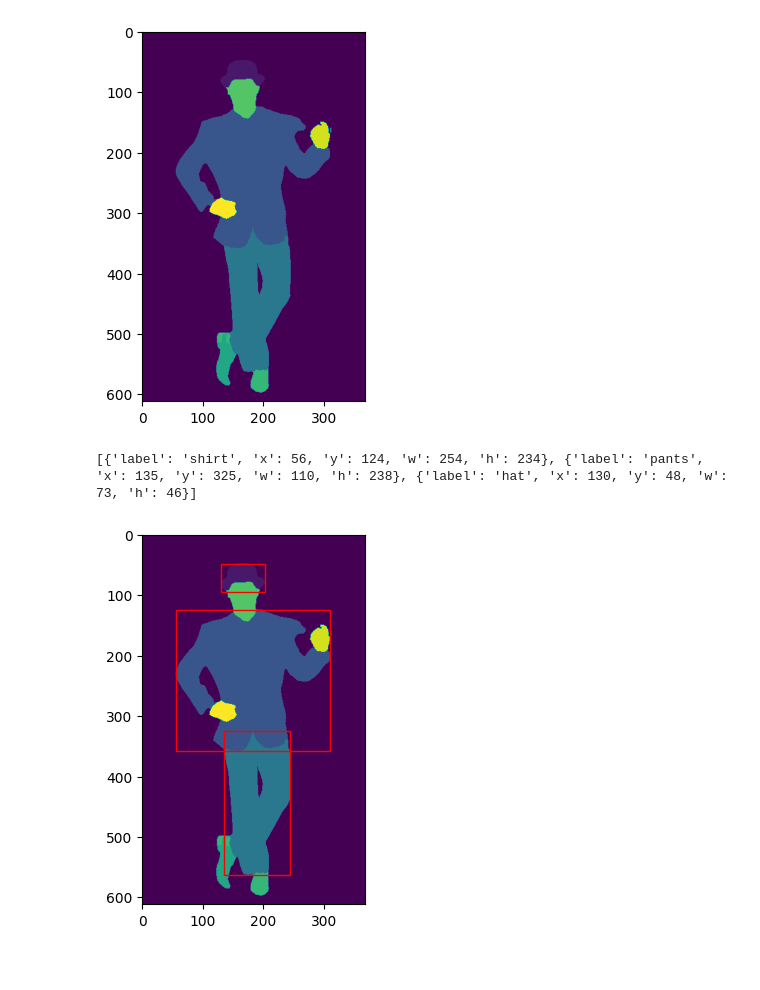
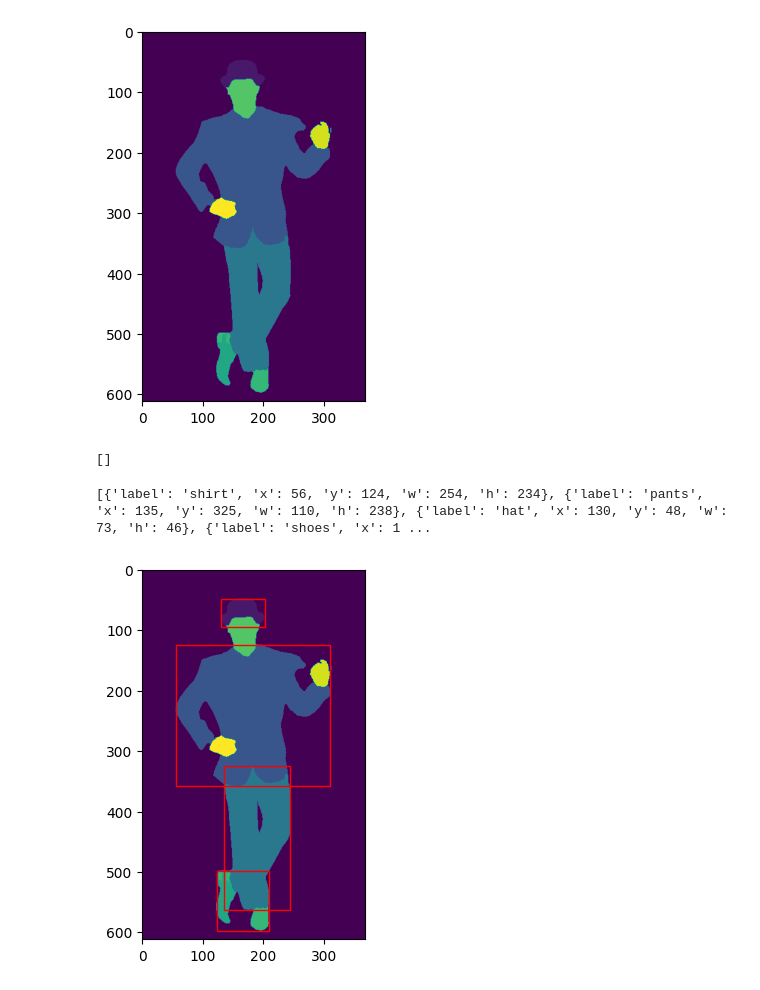
Before and after one commit to tatsimba/hackathon2023, a Jupyter notebook: image-segmenation-notebook/image-segmentation.ipynb, the cells around one changed output. Cells and saved outputs as stored; diff of their text form; code cells hidden in the pictures.

```diff
--- a/image-segmenation-notebook/image-segmentation.ipynb
+++ b/image-segmenation-notebook/image-segmentation.ipynb
@@ -90,11 +90,17 @@ print(pred_seg[800][1250:1350])
 <class 'torch.Tensor'>
 IndexError: index 800 is out of bounds for dimension 0 with size 612
 [figure]
+# %%
+[1][1:]
+# %% [output]
+[]
 # %%
 # Given a matrix of segmentation values, return the bounding box of the shirt
 # Returns a tuple of (upper_x, upper_y, width, height)
-def get_bbox_for_label(seg_matrix_numpy, label, label_name):
-    mask = seg_matrix_numpy == label
+def get_bbox_for_label(seg_matrix_numpy, labels, label_name):
+    mask = seg_matrix_numpy == labels[0]
+    for label in labels[1:]:
+        mask = mask | (seg_matrix_numpy == label)
     indices = np.argwhere(mask)
     if(len(indices) == 0):
         return None
@@ -118,39 +124,46 @@ def get_clothing_boxes(seg_matrix_numpy):
     dress_label = 7
     hat_label = 1
     belt_label = 8
-    shirt_box = get_bbox_for_label(seg_matrix_numpy, shirt_label, 'shirt')
-    pants_box = get_bbox_for_label(seg_matrix_numpy, pants_label, 'pants')
-    dress_box = get_bbox_for_label(seg_matrix_numpy, dress_label, 'dress')
-    hat_box = get_bbox_for_label(seg_matrix_numpy, hat_label, 'hat')
-    belt_box = get_bbox_for_label(seg_matrix_numpy, belt_label, 'belt')
+    left_shoe_label = 9
+    right_shoe_label = 10
+    shirt_box = get_bbox_for_label(seg_matrix_numpy, [shirt_label], 'shirt')
+    pants_box = get_bbox_for_label(seg_matrix_numpy, [pants_label], 'pants')
+    dress_box = get_bbox_for_label(seg_matrix_numpy, [dress_label], 'dress')
+    hat_box = get_bbox_for_label(seg_matrix_numpy, [hat_label], 'hat')
+    belt_box = get_bbox_for_label(seg_matrix_numpy, [belt_label], 'belt')
+    shoes_box = get_bbox_for_label(seg_matrix_numpy, [left_shoe_label, right_shoe_label], 'shoes')
 
-    return list(filter(lambda x: x is not None, [shirt_box, pants_box, dress_box, hat_box, belt_box]))
+    return list(filter(lambda x: x is not None, [shirt_box, pants_box, dress_box, hat_box, belt_box, shoes_box]))
 
 boxes = get_clothing_boxes(pred_seg.numpy())
 print(boxes)
 shirt = list(filter(lambda x: x['label'] == 'shirt', boxes))
 shirt = shirt[0] if len(shirt) > 0 else None
 pants = list(filter(lambda x: x['label'] == 'pants', boxes))
 pants = pants[0] if len(pants) > 0 else None
 dress = list(filter(lambda x: x['label'] == 'dress', boxes))
 dress = dress[0] if len(dress) > 0 else None
 hat = list(filter(lambda x: x['label'] == 'hat', boxes))
 hat = hat[0] if len(hat) > 0 else None
 belt = list(filter(lambda x: x['label'] == 'belt', boxes))
 belt = belt[0] if len(belt) > 0 else None
+shoes = list(filter(lambda x: x['label'] == 'shoes', boxes))
+shoes = shoes[0] if len(shoes) > 0 else None
 plt.imshow(pred_seg)
 if(shirt is not None):
     plt.gca().add_patch(plt.Rectangle((shirt['x'], shirt['y']), shirt['w'], shirt['h'], fill=False, color='red'))
 if(pants is not None):
     plt.gca().add_patch(plt.Rectangle((pants['x'], pants['y']), pants['w'], pants['h'], fill=False, color='red'))
 if(dress is not None):
     plt.gca().add_patch(plt.Rectangle((dress['x'], dress['y']), dress['w'], dress['h'], fill=False, color='red'))
 if(hat is not None):
     plt.gca().add_patch(plt.Rectangle((hat['x'], hat['y']), hat['w'], hat['h'], fill=False, color='red'))
 if(belt is not None):
     plt.gca().add_patch(plt.Rectangle((belt['x'], belt['y']), belt['w'], belt['h'], fill=False, color='red'))
+if(shoes is not None):
+    plt.gca().add_patch(plt.Rectangle((shoes['x'], shoes['y']), shoes['w'], shoes['h'], fill=False, color='red'))
 
 plt.show()
 # %% [output]
-[{'label': 'shirt', 'x': 56, 'y': 124, 'w': 254, 'h': 234}, {'label': 'pants', 'x': 135, 'y': 325, 'w': 110, 'h': 238}, {'label': 'hat', 'x': 130, 'y': 48, 'w': 73, 'h': 46}]
+[{'label': 'shirt', 'x': 56, 'y': 124, 'w': 254, 'h': 234}, {'label': 'pants', 'x': 135, 'y': 325, 'w': 110, 'h': 238}, {'label': 'hat', 'x': 130, 'y': 48, 'w': 73, 'h': 46}, {'label': 'shoes', 'x': 1 ...
-[figure, old version]
+[figure, new version]
```
Also changed, not shown: 1 other file.
